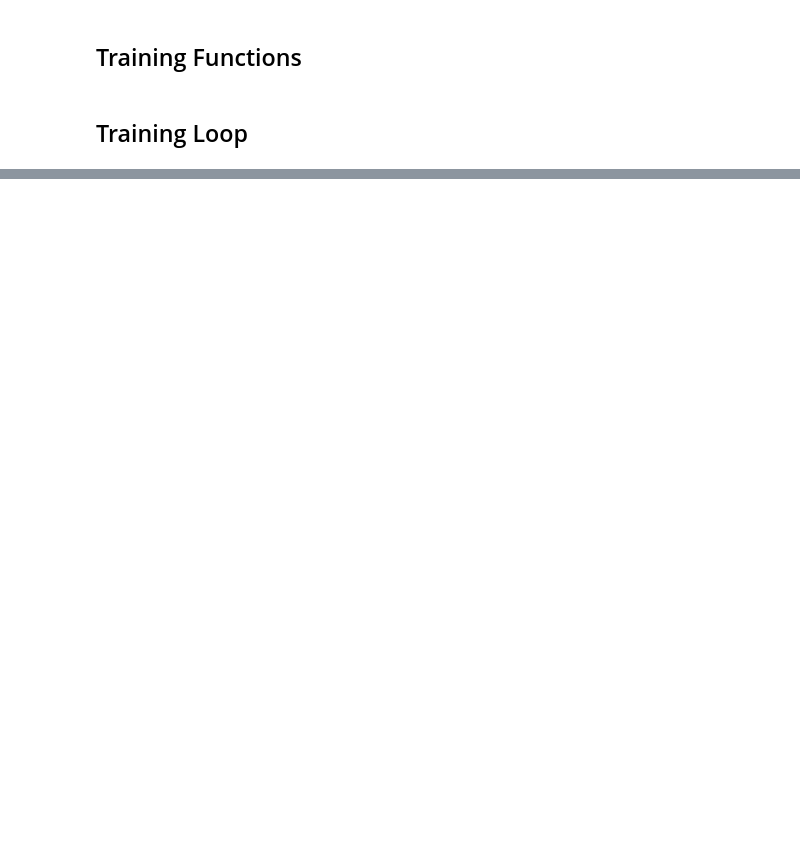
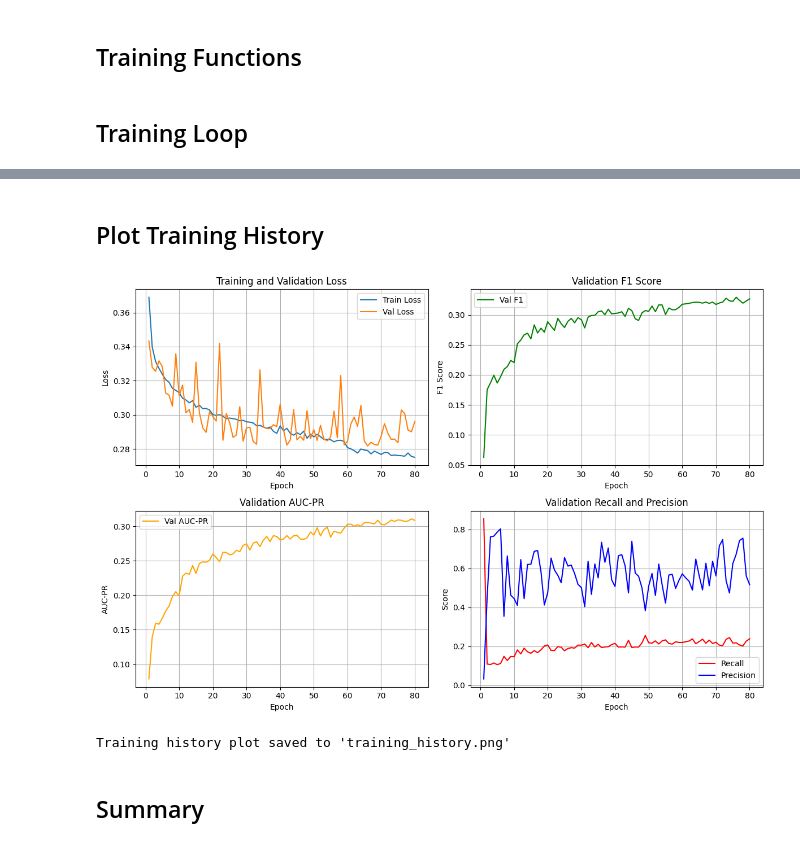
Before and after one commit to Tran-Hai/aml-elliptic2-detection, a Jupyter notebook: notebooks/Training.ipynb, the cells around one changed output, grey strips where cells are left out. Drawn from its saved outputs; the diff is of its cells as text; code cells hidden in the pictures; blank space fills up the shorter version.

```diff
--- a/notebooks/Training.ipynb
+++ b/notebooks/Training.ipynb
@@ -208,0 +609,58 @@ else:
+# %% [markdown]
+## Plot Training History
+# %%
+import matplotlib.pyplot as plt
+
+fig, axes = plt.subplots(2, 2, figsize=(12, 8))
+
+epochs_range = range(1, len(history['train_loss']) + 1)
+
+# Plot Loss
+axes[0, 0].plot(epochs_range, history['train_loss'], label='Train Loss')
+if history['val_loss']:
+    axes[0, 0].plot(epochs_range, history['val_loss'], label='Val Loss')
+axes[0, 0].set_xlabel('Epoch')
+axes[0, 0].set_ylabel('Loss')
+axes[0, 0].set_title('Training and Validation Loss')
+axes[0, 0].legend()
+axes[0, 0].grid(True)
+
+# Plot F1
+if history['val_f1']:
+    axes[0, 1].plot(epochs_range, history['val_f1'], label='Val F1', color='green')
+axes[0, 1].set_xlabel('Epoch')
+axes[0, 1].set_ylabel('F1 Score')
+axes[0, 1].set_title('Validation F1 Score')
+axes[0, 1].legend()
+axes[0, 1].grid(True)
+
+# Plot AUC-PR
+if history['val_auc_pr']:
+    axes[1, 0].plot(epochs_range, history['val_auc_pr'], label='Val AUC-PR', color='orange')
+axes[1, 0].set_xlabel('Epoch')
+axes[1, 0].set_ylabel('AUC-PR')
+axes[1, 0].set_title('Validation AUC-PR')
+axes[1, 0].legend()
+axes[1, 0].grid(True)
+
+# Plot Recall and Precision
+if history['val_recall']:
+    axes[1, 1].plot(epochs_range, history['val_recall'], label='Recall', color='red')
+if history['val_precision']:
+    axes[1, 1].plot(epochs_range, history['val_precision'], label='Precision', color='blue')
+axes[1, 1].set_xlabel('Epoch')
+axes[1, 1].set_ylabel('Score')
+axes[1, 1].set_title('Validation Recall and Precision')
+axes[1, 1].legend()
+axes[1, 1].grid(True)
+
+plt.tight_layout()
+plt.savefig('training_history.png', dpi=150)
+plt.show()
+
+print("Training history plot saved to 'training_history.png'")
+# %% [output]
+[figure, added]
+Training history plot saved to 'training_history.png'
+# %% [markdown]
+## Summary
```
Also changed, not shown: parts of 18 cells of this notebook, 19 other files.
